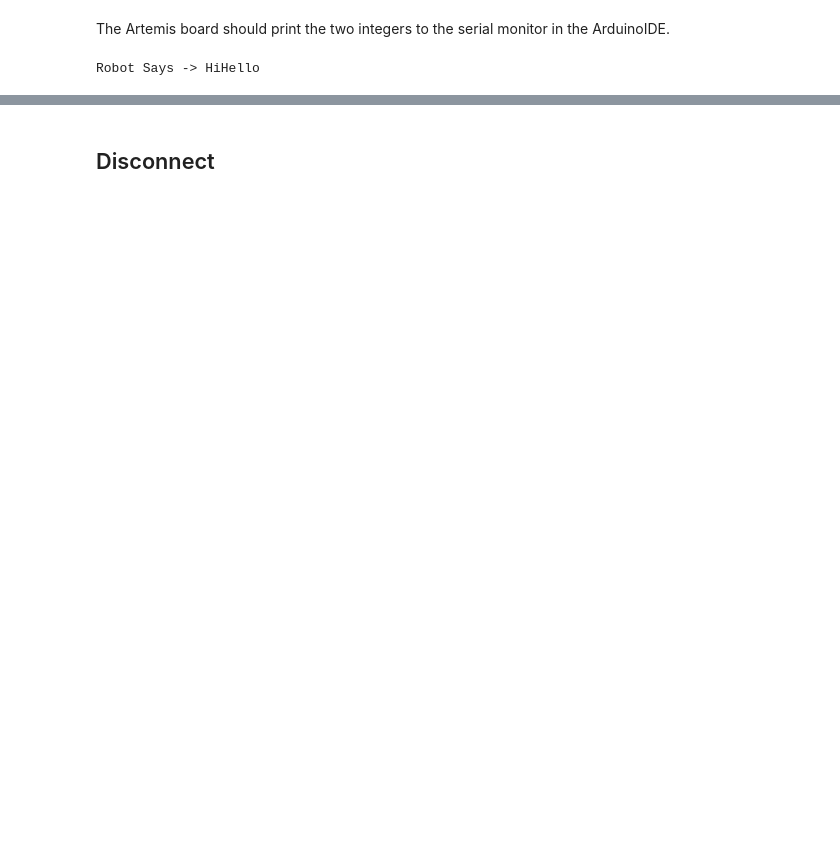
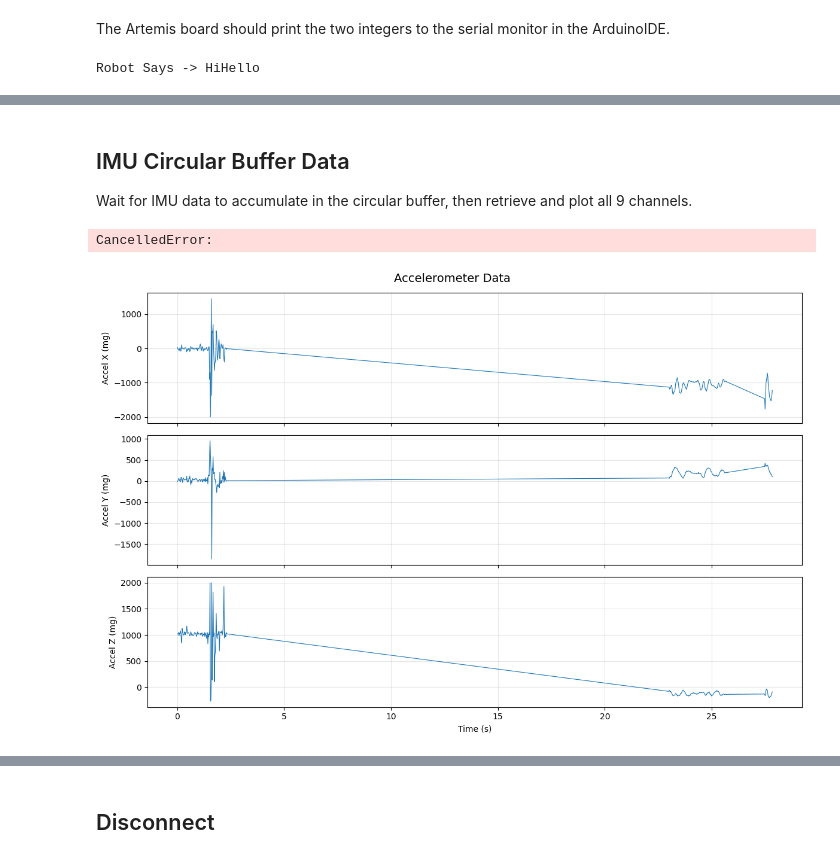
Before and after one commit to Sam-Belliveau/fast-robots, a Jupyter notebook: labs/lab2/ble_robot_1.4/ble_python/demo.ipynb, the cells around one changed output, grey strips where cells are left out. Drawn from its saved outputs; the diff is of its cells as text; code cells hidden in the pictures; blank space fills up the shorter version.

Commit message:
new commands

```diff
--- a/labs/lab2/ble_robot_1.4/ble_python/demo.ipynb
+++ b/labs/lab2/ble_robot_1.4/ble_python/demo.ipynb
@@ -324,0 +268,3 @@ plt.show()
+# %% [markdown]
+## IMU Circular Buffer Data
+Wait for IMU data to accumulate in the circular buffer, then retrieve and plot all 9 channels.
@@ -324,0 +324,37 @@ plt.show()
+# %%
+# Wait for IMU data to accumulate, then request the buffer
+import time
+
+imu_data = {
+    'time': [], 'acc_x': [], 'acc_y': [], 'acc_z': [],
+    'gyr_x': [], 'gyr_y': [], 'gyr_z': [],
+    'mag_x': [], 'mag_y': [], 'mag_z': [],
+}
+imu_done = False
+
+ble.send_command(CMD.SEND_IMU_DATA, "")
+while not imu_done:
+    await asyncio.sleep(0.1)
+
+print(f"Received {len(imu_data['time'])} IMU samples")
+# %% [output]
+CancelledError:
+# %%
+import matplotlib.pyplot as plt
+
+t = np.array(imu_data['time']) / 1e6  # Convert microseconds to seconds
+t = t - t[0]  # Zero-base the time
+
+fig, axes = plt.subplots(3, 1, figsize=(12, 8), sharex=True)
+fig.suptitle('Accelerometer Data', fontsize=14)
+
+for ax, key, label in zip(axes, ['acc_x', 'acc_y', 'acc_z'], ['X', 'Y', 'Z']):
+    ax.plot(t, imu_data[key], linewidth=0.8)
+    ax.set_ylabel(f'Accel {label} (mg)')
+    ax.grid(True, alpha=0.3)
+
+axes[-1].set_xlabel('Time (s)')
+plt.tight_layout()
+plt.show()
+# %% [output]
+[figure, added]
```
Also changed, not shown: parts of 23 cells of this notebook, 4 other files.
